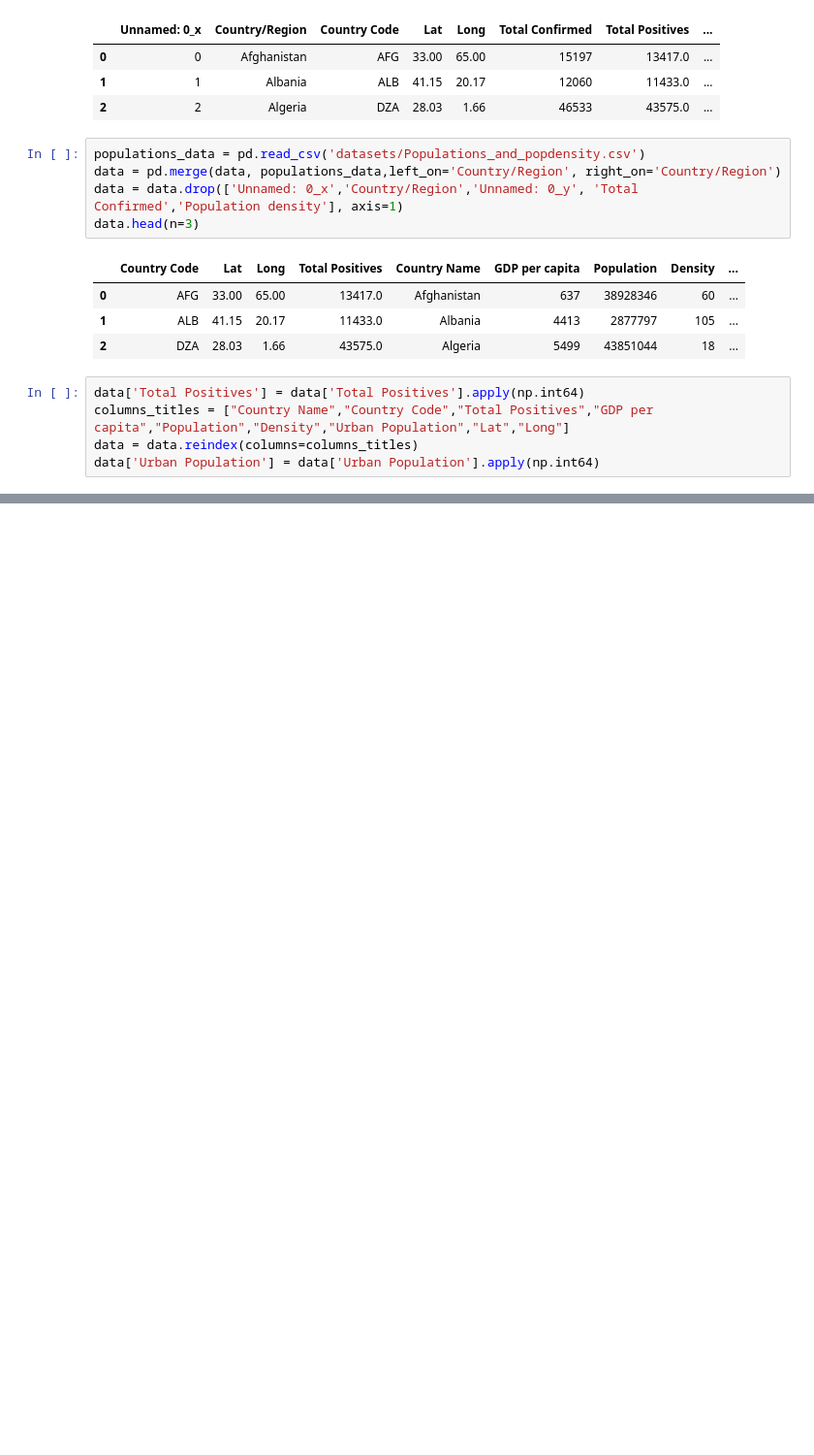
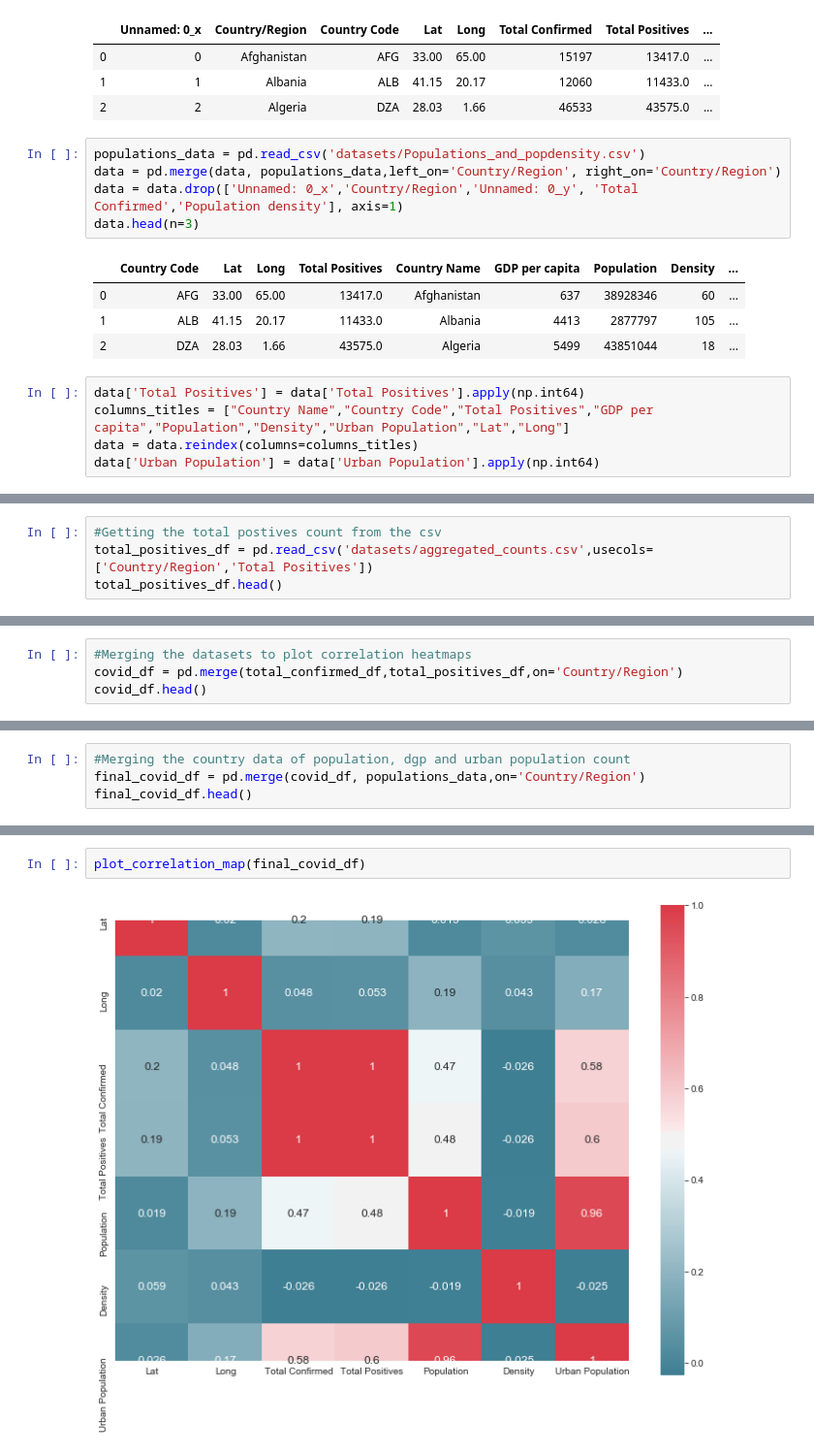
Before and after one commit to dtangster/cmpe256, a Jupyter notebook: hidden_dragon.ipynb, the cells around one changed output, grey strips where cells are left out. Shown: that part at 97% size. Drawn from its saved outputs; the diff is of its cells as text; blank space fills up the shorter version.

Commit message:
added correlation graphs

```diff
--- a/hidden_dragon.ipynb
+++ b/hidden_dragon.ipynb
@@ -744,0 +756,4 @@ ax.scatter(cluster_centers[2,0],cluster_centers[2,1],cluster_centers[2,2], s=100
+# %%
+#Getting the total postives count from the csv
+total_positives_df = pd.read_csv('datasets/aggregated_counts.csv',usecols=['Country/Region','Total Positives'])
+total_positives_df.head()
@@ -744,0 +767,4 @@ ax.scatter(cluster_centers[2,0],cluster_centers[2,1],cluster_centers[2,2], s=100
+# %%
+#Merging the datasets to plot correlation heatmaps
+covid_df = pd.merge(total_confirmed_df,total_positives_df,on='Country/Region')
+covid_df.head()
@@ -744,0 +778,4 @@ ax.scatter(cluster_centers[2,0],cluster_centers[2,1],cluster_centers[2,2], s=100
+# %%
+#Merging the country data of population, dgp and urban population count
+final_covid_df = pd.merge(covid_df, populations_data,on='Country/Region')
+final_covid_df.head()
@@ -744,0 +789,4 @@ ax.scatter(cluster_centers[2,0],cluster_centers[2,1],cluster_centers[2,2], s=100
+# %%
+plot_correlation_map(final_covid_df)
+# %% [output]
+[figure, added]
```
Also changed, not shown: parts of 20 cells of this notebook.
